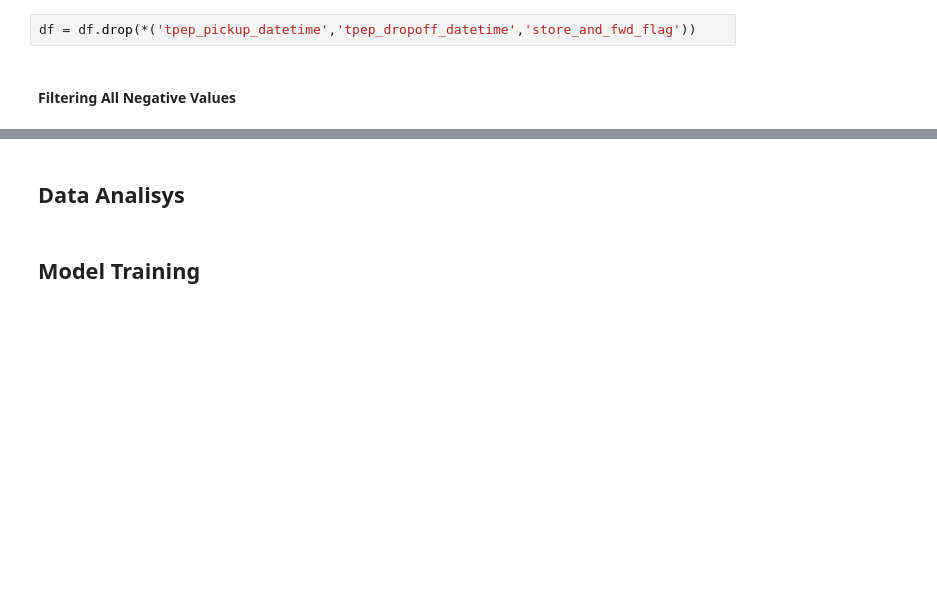
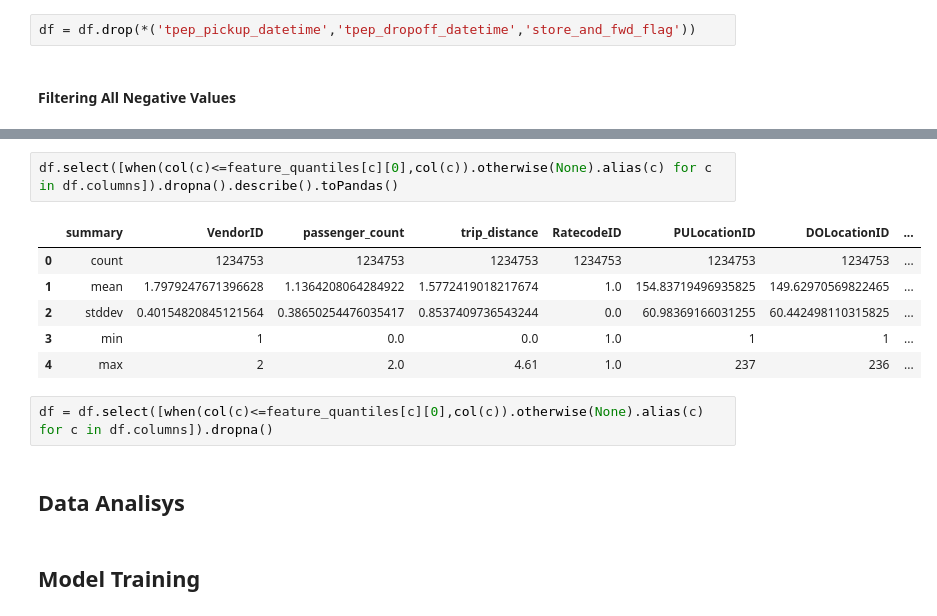
Before and after one commit to ArthurRoseira/ny_cab_data_engineering, a Jupyter notebook: ML model Development/price_duration_cab_trip_prediction.ipynb, the cells around one changed output, grey strips where cells are left out. Cells and saved outputs as stored; diff of their text form; blank space fills up the shorter version.

```diff
--- a/ML model Development/price_duration_cab_trip_prediction.ipynb
+++ b/ML model Development/price_duration_cab_trip_prediction.ipynb
@@ -122,3 +131,14 @@ IllegalArgumentException: requirement failed: Quantile calculation for column st
+# %%
+df.select([when(col(c)<=feature_quantiles[c][0],col(c)).otherwise(None).alias(c) for c in df.columns]).dropna().describe().toPandas()
+# %% [output]
+|  | summary | VendorID | passenger_count | trip_distance | RatecodeID | PULocationID | DOLocationID | ... |
+| 0 | count | 1234753 | 1234753 | 1234753 | 1234753 | 1234753 | 1234753 | ... |
+| 1 | mean | 1.7979247671396628 | 1.1364208064284922 | 1.5772419018217674 | 1.0 | 154.83719496935825 | 149.62970569822465 | ... |
+| 2 | stddev | 0.40154820845121564 | 0.38650254476035417 | 0.8537409736543244 | 0.0 | 60.98369166031255 | 60.442498110315825 | ... |
+| 3 | min | 1 | 0.0 | 0.0 | 1.0 | 1 | 1 | ... |
+| 4 | max | 2 | 2.0 | 4.61 | 1.0 | 237 | 236 | ... |
+# %%
+df = df.select([when(col(c)<=feature_quantiles[c][0],col(c)).otherwise(None).alias(c) for c in df.columns]).dropna()
 # %% [markdown]
 ## Data Analisys
 # %% [markdown]
```
Also changed, not shown: parts of 8 cells of this notebook.
